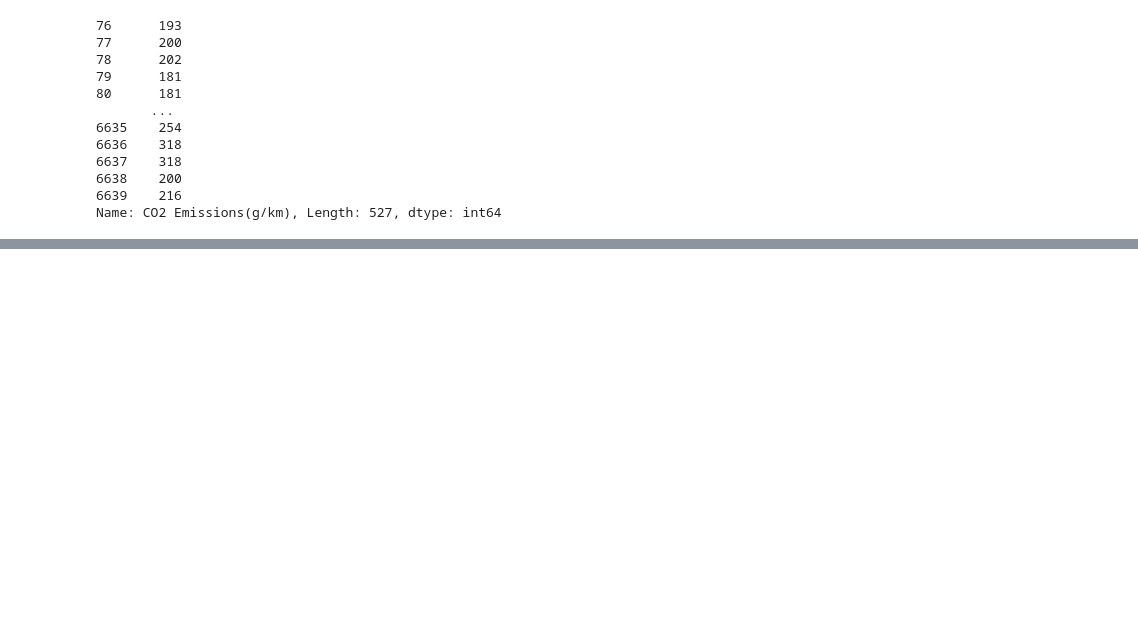
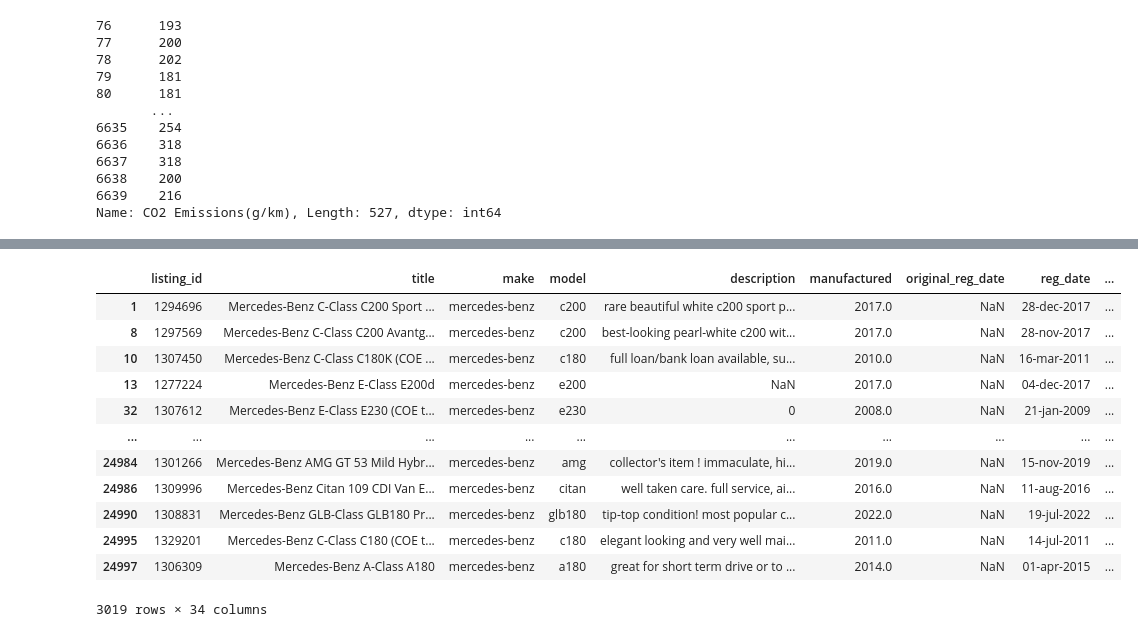
Before and after one commit to melloo21/CS5228_project, a Jupyter notebook: EDA_2.ipynb, the cells around one changed output, grey strips where cells are left out. Saved outputs shown, nothing was run; the diff lists cells and outputs as text; code cells hidden in the pictures; blank space fills up the shorter version.

```diff
--- a/EDA_2.ipynb
+++ b/EDA_2.ipynb
@@ -407,0 +428,16 @@ array(['acura', 'alfa romeo', 'aston martin', 'audi', 'bentley', 'bmw',
+# %%
+train_df[train_df['make'] == 'mercedes-benz']
+# %% [output]
+|  | listing_id | title | make | model | description | manufactured | original_reg_date | reg_date | ... |
+| 1 | 1294696 | Mercedes-Benz C-Class C200 Sport ... | mercedes-benz | c200 | rare beautiful white c200 sport p... | 2017.0 | NaN | 28-dec-2017 | ... |
+| 8 | 1297569 | Mercedes-Benz C-Class C200 Avantg... | mercedes-benz | c200 | best-looking pearl-white c200 wit... | 2017.0 | NaN | 28-nov-2017 | ... |
+| 10 | 1307450 | Mercedes-Benz C-Class C180K (COE ... | mercedes-benz | c180 | full loan/bank loan available, su... | 2010.0 | NaN | 16-mar-2011 | ... |
+| 13 | 1277224 | Mercedes-Benz E-Class E200d | mercedes-benz | e200 | NaN | 2017.0 | NaN | 04-dec-2017 | ... |
+| 32 | 1307612 | Mercedes-Benz E-Class E230 (COE t... | mercedes-benz | e230 | 0 | 2008.0 | NaN | 21-jan-2009 | ... |
+| ... | ... | ... | ... | ... | ... | ... | ... | ... | ... |
+| 24984 | 1301266 | Mercedes-Benz AMG GT 53 Mild Hybr... | mercedes-benz | amg | collector's item ! immaculate, hi... | 2019.0 | NaN | 15-nov-2019 | ... |
+| 24986 | 1309996 | Mercedes-Benz Citan 109 CDI Van E... | mercedes-benz | citan | well taken care. full service, ai... | 2016.0 | NaN | 11-aug-2016 | ... |
+| 24990 | 1308831 | Mercedes-Benz GLB-Class GLB180 Pr... | mercedes-benz | glb180 | tip-top condition! most popular c... | 2022.0 | NaN | 19-jul-2022 | ... |
+| 24995 | 1329201 | Mercedes-Benz C-Class C180 (COE t... | mercedes-benz | c180 | elegant looking and very well mai... | 2011.0 | NaN | 14-jul-2011 | ... |
+| 24997 | 1306309 | Mercedes-Benz A-Class A180 | mercedes-benz | a180 | great for short term drive or to ... | 2014.0 | NaN | 01-apr-2015 | ... |
+3019 rows × 34 columns
```
Also changed, not shown: parts of 4 cells of this notebook.
